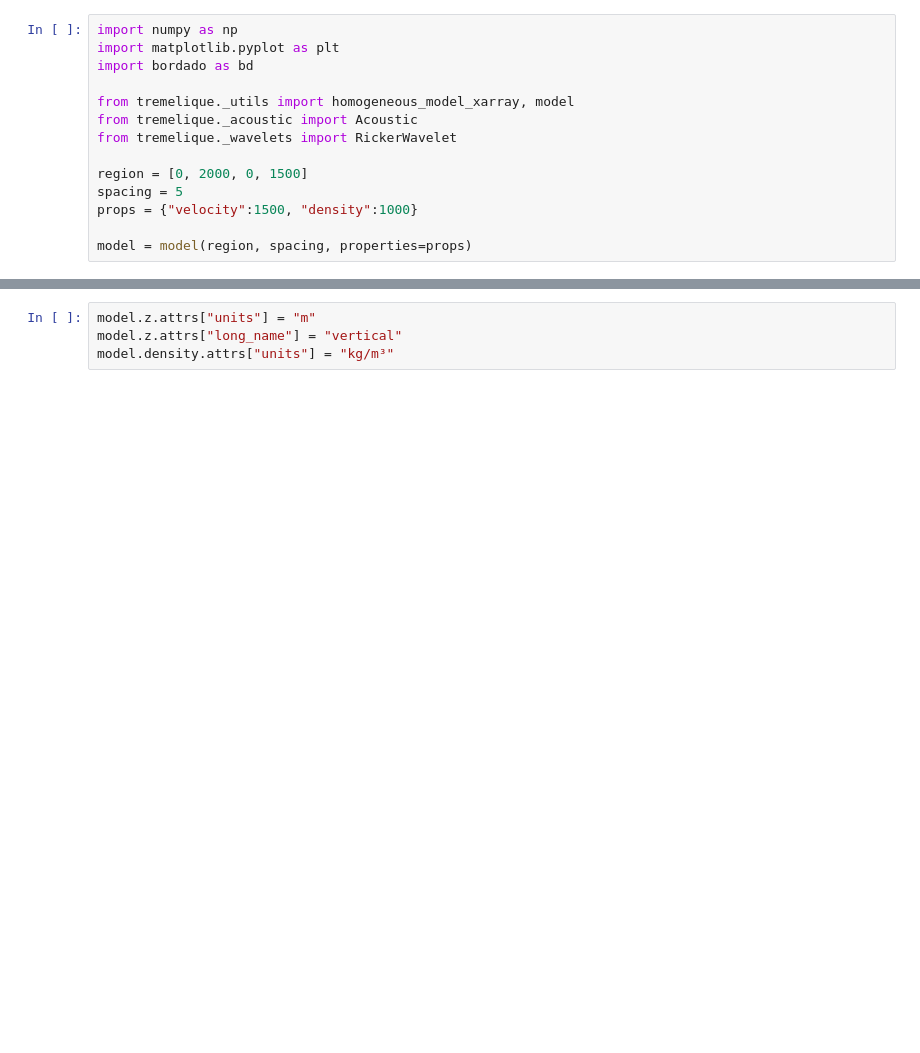
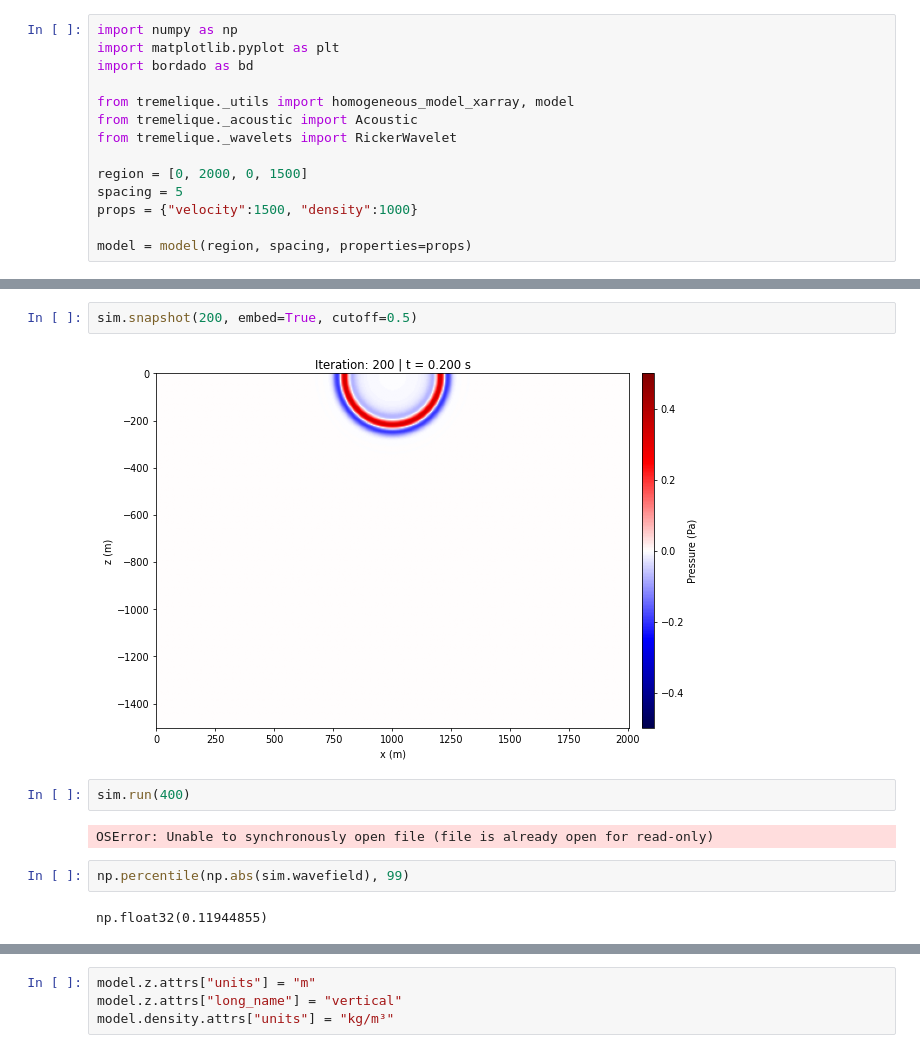
Before and after one commit to fatiando/tremelique, a Jupyter notebook: src/notebooks/teste_animate.ipynb, the cells around one changed output, grey strips where cells are left out. Saved outputs shown, nothing was run; the diff lists cells and outputs as text; blank space fills up the shorter version.

```diff
--- a/src/notebooks/teste_animate.ipynb
+++ b/src/notebooks/teste_animate.ipynb
@@ -34,2 +21,14 @@ def timestep_esg(u_tp1, u_t, u_tm1, x1, x2, z1, z2, dt, dx, dz, vel, dens):
 [interactive output not drawn]
+# %%
+sim.snapshot(200, embed=True, cutoff=0.5)
+# %% [output]
+[figure, added]
+# %%
+sim.run(400)
+# %% [output]
+OSError: Unable to synchronously open file (file is already open for read-only)
+# %%
+np.percentile(np.abs(sim.wavefield), 99)
+# %% [output]
+np.float32(0.11944855)
 # %%
```
Also changed, not shown: parts of 6 cells of this notebook, 6 other files.
